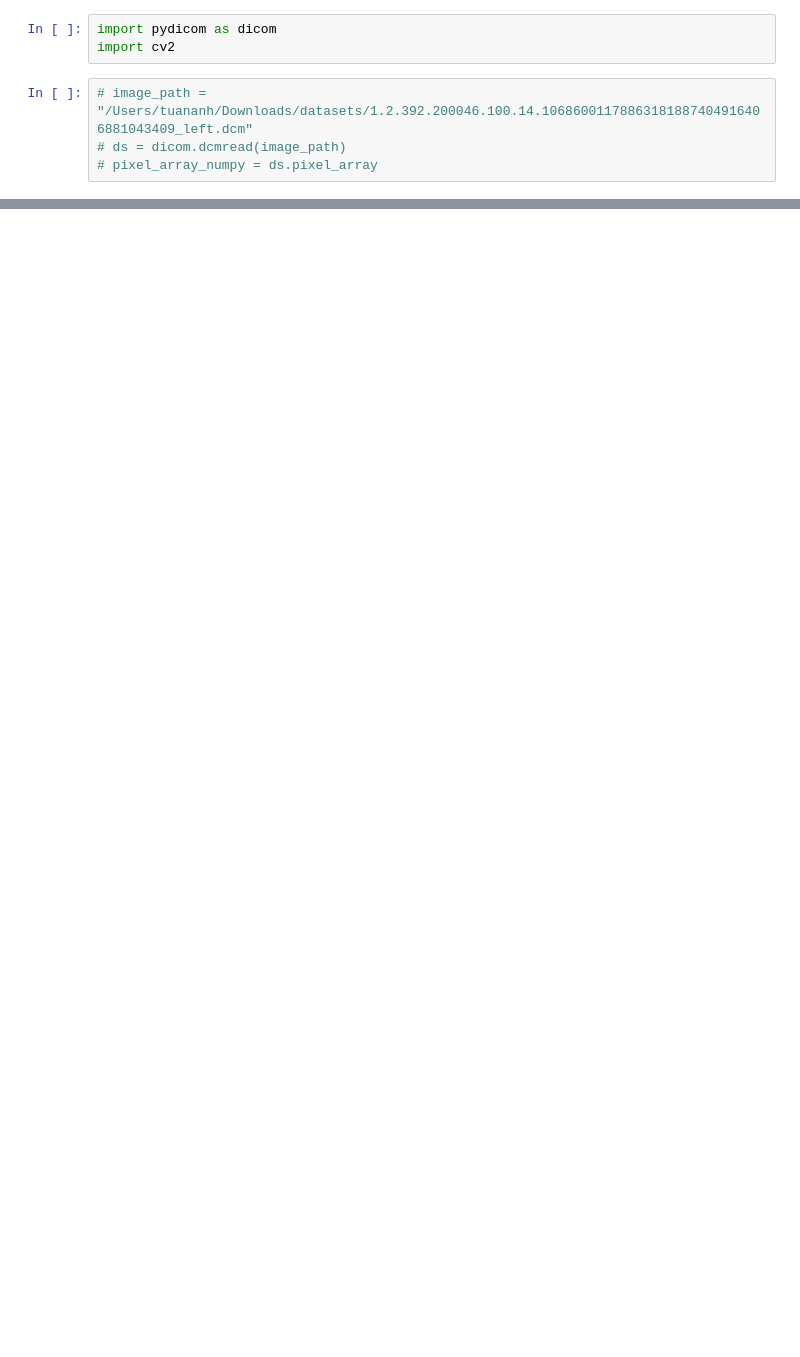
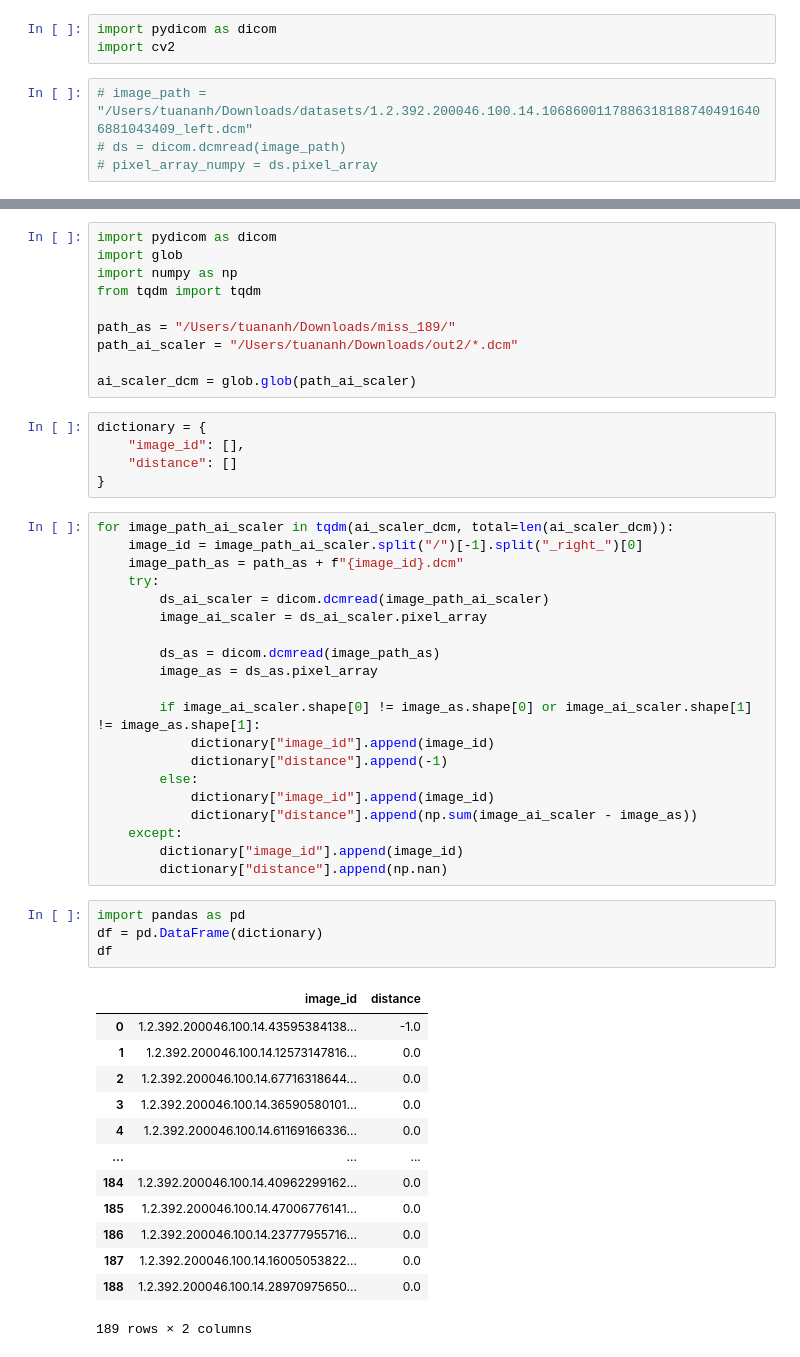
Before and after one commit to TuanAnhNguyen14111998/calibrate_model, a Jupyter notebook: src/eda/prepare_dataset.ipynb, the cells around one changed output, grey strips where cells are left out. Cells and saved outputs as stored; diff of their text form; blank space fills up the shorter version.

```diff
--- a/src/eda/prepare_dataset.ipynb
+++ b/src/eda/prepare_dataset.ipynb
@@ -55,0 +147,53 @@ import cv2
+# %%
+import pydicom as dicom
+import glob
+import numpy as np
+from tqdm import tqdm
+
+path_as = "/Users/tuananh/Downloads/miss_189/"
+path_ai_scaler = "/Users/tuananh/Downloads/out2/*.dcm"
+
+ai_scaler_dcm = glob.glob(path_ai_scaler)
+# %%
+dictionary = {
+    "image_id": [],
+    "distance": []
+}
+# %%
+for image_path_ai_scaler in tqdm(ai_scaler_dcm, total=len(ai_scaler_dcm)):
+    image_id = image_path_ai_scaler.split("/")[-1].split("_right_")[0]
+    image_path_as = path_as + f"{image_id}.dcm"
+    try:
+        ds_ai_scaler = dicom.dcmread(image_path_ai_scaler)
+        image_ai_scaler = ds_ai_scaler.pixel_array
+
+        ds_as = dicom.dcmread(image_path_as)
+        image_as = ds_as.pixel_array
+
+        if image_ai_scaler.shape[0] != image_as.shape[0] or image_ai_scaler.shape[1] != image_as.shape[1]:
+            dictionary["image_id"].append(image_id)
+            dictionary["distance"].append(-1)
+        else:
+            dictionary["image_id"].append(image_id)
+            dictionary["distance"].append(np.sum(image_ai_scaler - image_as))
+    except:
+        dictionary["image_id"].append(image_id)
+        dictionary["distance"].append(np.nan)
+# %%
+import pandas as pd
+df = pd.DataFrame(dictionary)
+df
+# %% [output]
+|  | image_id | distance |
+| 0 | 1.2.392.200046.100.14.43595384138... | -1.0 |
+| 1 | 1.2.392.200046.100.14.12573147816... | 0.0 |
+| 2 | 1.2.392.200046.100.14.67716318644... | 0.0 |
+| 3 | 1.2.392.200046.100.14.36590580101... | 0.0 |
+| 4 | 1.2.392.200046.100.14.61169166336... | 0.0 |
+| ... | ... | ... |
+| 184 | 1.2.392.200046.100.14.40962299162... | 0.0 |
+| 185 | 1.2.392.200046.100.14.47006776141... | 0.0 |
+| 186 | 1.2.392.200046.100.14.23777955716... | 0.0 |
+| 187 | 1.2.392.200046.100.14.16005053822... | 0.0 |
+| 188 | 1.2.392.200046.100.14.28970975650... | 0.0 |
+189 rows × 2 columns
```
Also changed, not shown: parts of 19 cells of this notebook, 6 other files.
